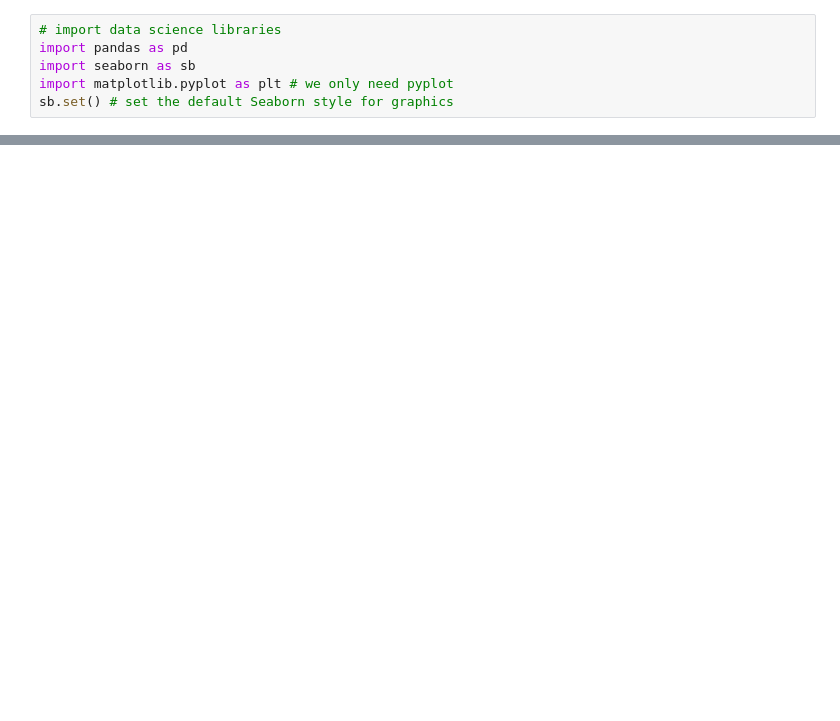
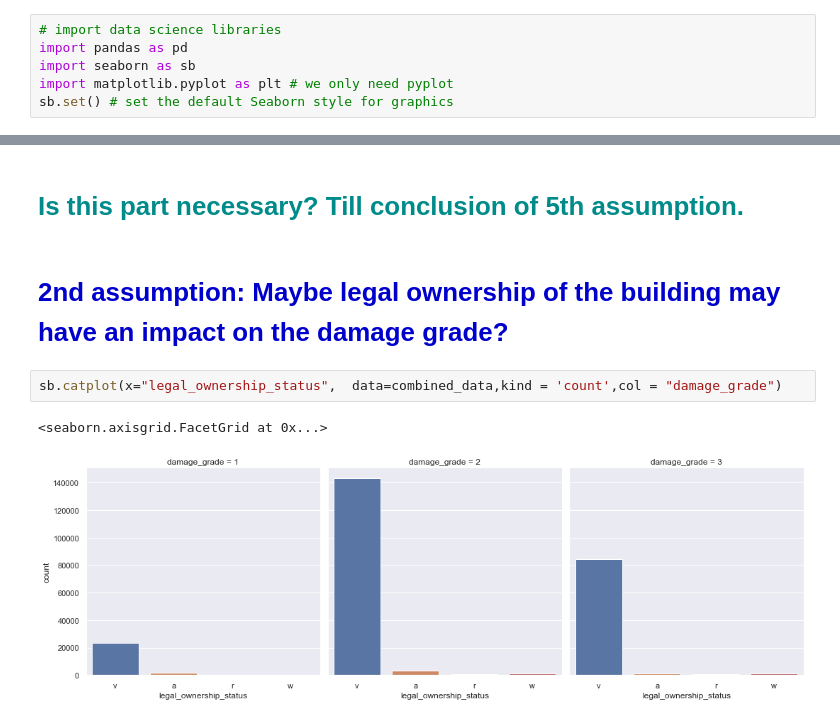
Before and after one commit to jshah39/DataSci, a Jupyter notebook: src/earthquake.ipynb, the cells around one changed output, grey strips where cells are left out. Cells and saved outputs as stored; diff of their text form; blank space fills up the shorter version.

```diff
--- a/src/earthquake.ipynb
+++ b/src/earthquake.ipynb
@@ -56,0 +123,9 @@ sb.countplot(x='count_floors_pre_eq',hue = 'damage_grade', data=data_frame)
+# %% [markdown]
+# <div style = "margin: auto; width:80%;"> <font color='darkcyan'>Is  this part necessary? Till conclusion of 5th assumption.</font></div>
+# %% [markdown]
+# <font color='mediumblue'>2nd assumption: Maybe legal ownership of the building may have an impact on the damage grade?</font>
+# %%
+sb.catplot(x="legal_ownership_status",  data=combined_data,kind = 'count',col = "damage_grade")
+# %% [output]
+<seaborn.axisgrid.FacetGrid at 0x...>
+[figure, added]
```
Also changed, not shown: parts of 93 cells of this notebook.
